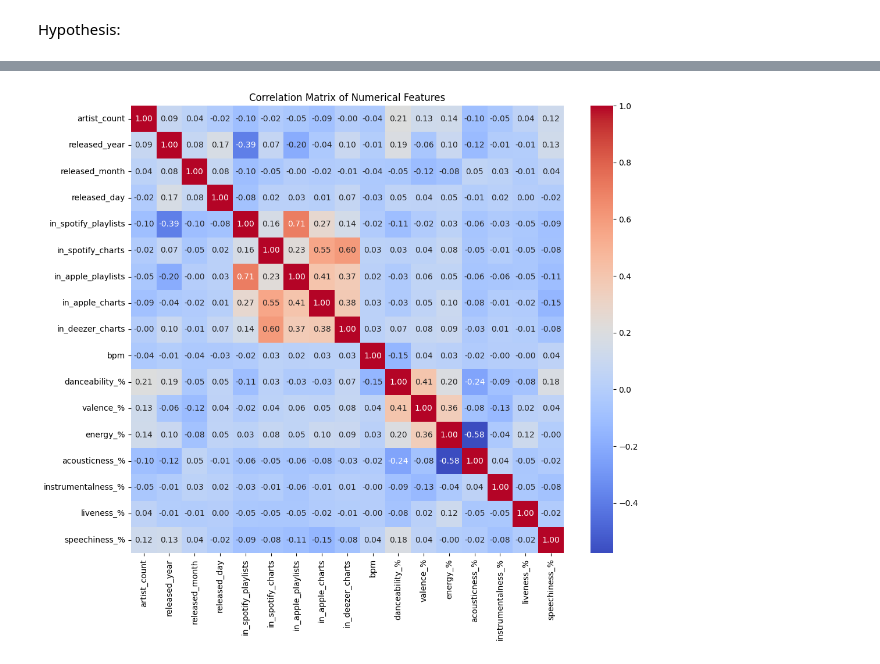
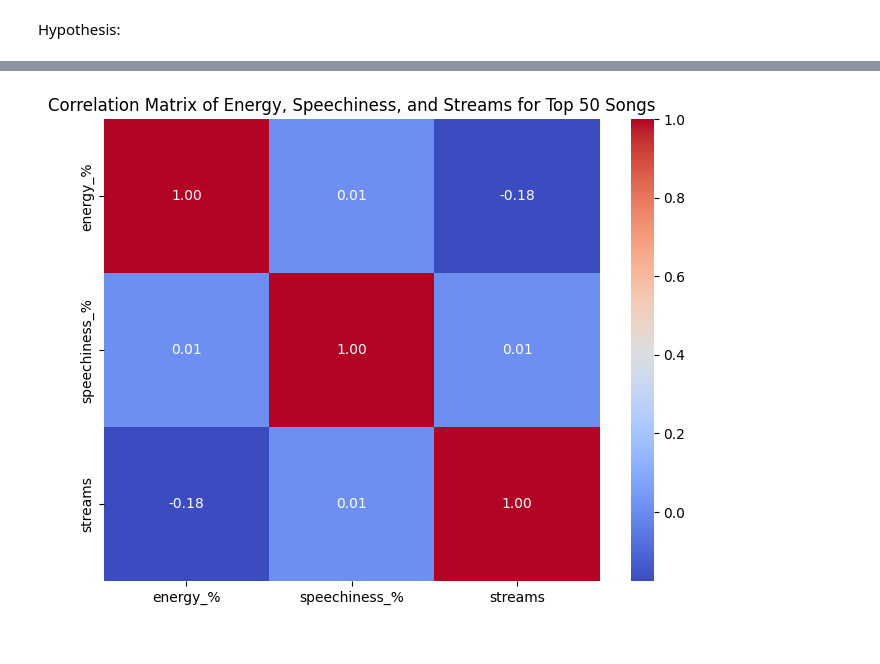
Before and after one commit to Mmargallo/DSHSRP, a Jupyter notebook: Spotify.ipynb, the cells around one changed output, grey strips where cells are left out. Cells and saved outputs as stored; diff of their text form; code cells hidden in the pictures.

```diff
--- a/Spotify.ipynb
+++ b/Spotify.ipynb
@@ -43,4 +43,9 @@ Data columns (total 24 columns):
  23  speechiness_%         953 non-null    int64
 dtypes: int64(17), object(7)
 memory usage: 178.8+ KB
+# %%
+df.drop(columns=['key', 'in_shazam_charts', 'in_deezer_charts', 'in_deezer_playlists', 'bpm', 'mode', 'danceability_%', 'artist_count', 'released_year', 'released_month', 'released_day', 'in_spotify_playlists', 'in_spotify_charts', 'in_apple_playlists', 'in_apple_charts', 'valence_%', 'acousticness_%', 'instrumentalness_%', 'liveness_%'])
+spotify_df = df.drop(columns=['key', 'in_shazam_charts', 'in_deezer_charts', 'in_deezer_playlists', 'bpm', 'mode', 'danceability_%', 'artist_count', 'released_year', 'released_month', 'released_day', 'in_spotify_playlists', 'in_spotify_charts', 'in_apple_playlists', 'in_apple_charts', 'valence_%', 'acousticness_%', 'instrumentalness_%', 'liveness_%'])
+# %%
+spotify_df = spotify_df.drop(574, errors='ignore')
 # %%
@@ -137,3 +103,5 @@ plt.show()
+# %%
+spotify_df['streams'] = pd.to_numeric(spotify_df['streams'], errors='coerce')
 # %% [markdown]
 Hypothesis:
 # %%
@@ -157,0 +171,3 @@ The difference between speechiness and energy is statistically significant.
+# %%
+top_100_streamed = spotify_df.sort_values(by='streams', ascending=False).head(100)
+display(top_100_streamed)
@@ -158,12 +208,10 @@ The difference between speechiness and energy is statistically significant.
 # %%
 import seaborn as sns
-# Calculate the correlation matrix
-corr_matrix = df.corr(numeric_only=True)
 
-# Plot the heatmap
-plt.figure(figsize=(12, 10))
-sns.heatmap(corr_matrix, annot=True, cmap='coolwarm', fmt=".2f")
-plt.title('Correlation Matrix of Numerical Features')
+correlation_matrix = top_100_streamed[['energy_%', 'speechiness_%', 'streams']].corr()
+plt.figure(figsize=(8, 6))
+sns.heatmap(correlation_matrix, annot=True, cmap='coolwarm', fmt=".2f")
+plt.title('Correlation Matrix of Energy, Speechiness, and Streams for Top 50 Songs')
 plt.show()
 # %% [output]
-[figure, old version]
+[figure, new version]
```
Also changed, not shown: parts of 16 cells of this notebook.
